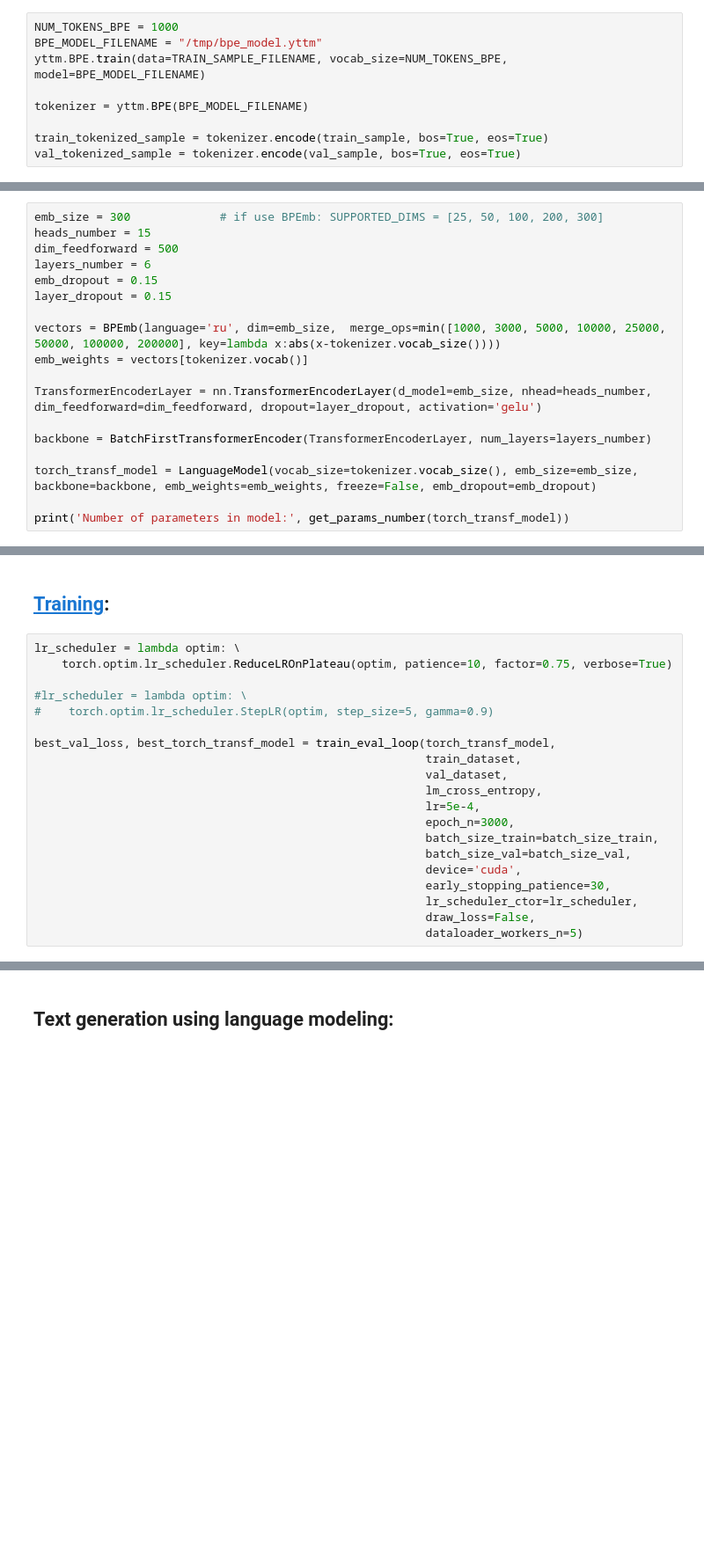
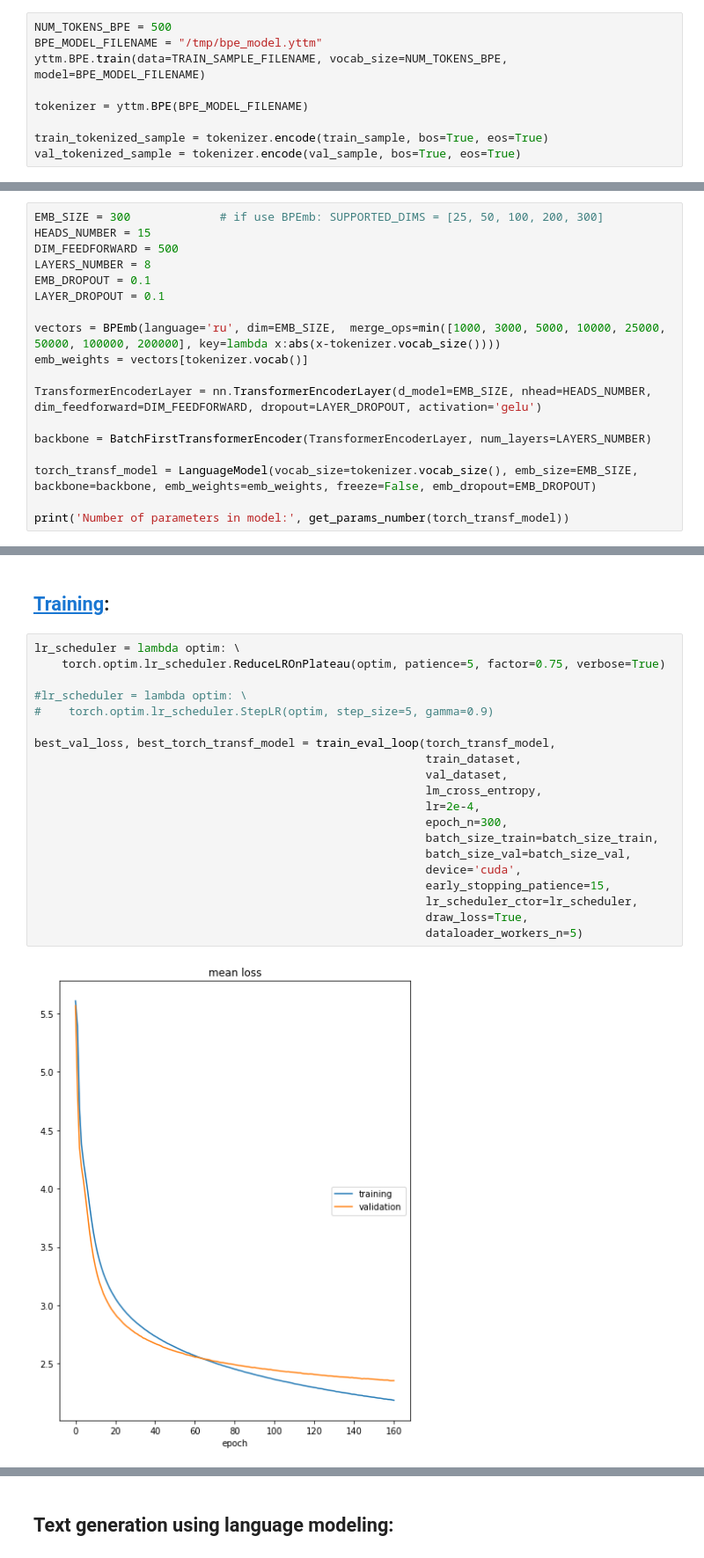
Before and after one commit to shell-escape/Language-modeling-using-transformer, a Jupyter notebook: Language modeling using Transformer.ipynb, the cells around one changed output, grey strips where cells are left out. Shown at 88% size. Cells and saved outputs as stored; diff of their text form; blank space fills up the shorter version.

```diff
--- a/Language modeling using Transformer.ipynb
+++ b/Language modeling using Transformer.ipynb
@@ -423,7 +434,7 @@ with open(TRAIN_SAMPLE_FILENAME, 'w') as f:
 # %% [markdown]
 ##  BPE tokenization using [youtokentome library](https://pypi.org/project/youtokentome/):
 # %%
-NUM_TOKENS_BPE = 1000
+NUM_TOKENS_BPE = 500
 BPE_MODEL_FILENAME = "/tmp/bpe_model.yttm"
 yttm.BPE.train(data=TRAIN_SAMPLE_FILENAME, vocab_size=NUM_TOKENS_BPE, model=BPE_MODEL_FILENAME)
 
@@ -465,20 +487,20 @@ batch_size_val = 9
 # %% [markdown]
 ## Using PyTorchEncoderLayer and our [LanguageModel class](#scrollTo=QZBmKyALZ5lq&line=1&uniqifier=1) for model creation:
 # %%
-emb_size = 300             # if use BPEmb: SUPPORTED_DIMS = [25, 50, 100, 200, 300]
-heads_number = 15
-dim_feedforward = 500
-layers_number = 6
-emb_dropout = 0.15
-layer_dropout = 0.15
+EMB_SIZE = 300             # if use BPEmb: SUPPORTED_DIMS = [25, 50, 100, 200, 300]
+HEADS_NUMBER = 15
+DIM_FEEDFORWARD = 500
+LAYERS_NUMBER = 8
+EMB_DROPOUT = 0.1
+LAYER_DROPOUT = 0.1
 
-vectors = BPEmb(language='ru', dim=emb_size,  merge_ops=min([1000, 3000, 5000, 10000, 25000, 50000, 100000, 200000], key=lambda x:abs(x-tokenizer.vocab_size())))
+vectors = BPEmb(language='ru', dim=EMB_SIZE,  merge_ops=min([1000, 3000, 5000, 10000, 25000, 50000, 100000, 200000], key=lambda x:abs(x-tokenizer.vocab_size())))
 emb_weights = vectors[tokenizer.vocab()]
 
-TransformerEncoderLayer = nn.TransformerEncoderLayer(d_model=emb_size, nhead=heads_number, dim_feedforward=dim_feedforward, dropout=layer_dropout, activation='gelu')
+TransformerEncoderLayer = nn.TransformerEncoderLayer(d_model=EMB_SIZE, nhead=HEADS_NUMBER, dim_feedforward=DIM_FEEDFORWARD, dropout=LAYER_DROPOUT, activation='gelu')
 
-backbone = BatchFirstTransformerEncoder(TransformerEncoderLayer, num_layers=layers_number)
+backbone = BatchFirstTransformerEncoder(TransformerEncoderLayer, num_layers=LAYERS_NUMBER)
 
-torch_transf_model = LanguageModel(vocab_size=tokenizer.vocab_size(), emb_size=emb_size, backbone=backbone, emb_weights=emb_weights, freeze=False, emb_dropout=emb_dropout)
+torch_transf_model = LanguageModel(vocab_size=tokenizer.vocab_size(), emb_size=EMB_SIZE, backbone=backbone, emb_weights=emb_weights, freeze=False, emb_dropout=EMB_DROPOUT)
 
 print('Number of parameters in model:', get_params_number(torch_transf_model))
@@ -503,21 +510,23 @@ best_torch_transf_model = LanguageModel(vocab_size=tokenizer.vocab_size(), emb_s
 ## [Training](#scrollTo=jx44W288jjRP&line=1&uniqifier=1):
 # %%
 lr_scheduler = lambda optim: \
-    torch.optim.lr_scheduler.ReduceLROnPlateau(optim, patience=10, factor=0.75, verbose=True)
+    torch.optim.lr_scheduler.ReduceLROnPlateau(optim, patience=5, factor=0.75, verbose=True)
 
 #lr_scheduler = lambda optim: \
 #    torch.optim.lr_scheduler.StepLR(optim, step_size=5, gamma=0.9)
 
 best_val_loss, best_torch_transf_model = train_eval_loop(torch_transf_model,
                                                          train_dataset,
                                                          val_dataset,
                                                          lm_cross_entropy,
-                                                         lr=5e-4,
-                                                         epoch_n=3000,
+                                                         lr=2e-4,
+                                                         epoch_n=300,
                                                          batch_size_train=batch_size_train,
                                                          batch_size_val=batch_size_val,
                                                          device='cuda',
-                                                         early_stopping_patience=30,
+                                                         early_stopping_patience=15,
                                                          lr_scheduler_ctor=lr_scheduler,
-                                                         draw_loss=False,
+                                                         draw_loss=True,
                                                          dataloader_workers_n=5)
+# %% [output]
+[figure, added]
```
Also changed, not shown: parts of 35 cells of this notebook.
